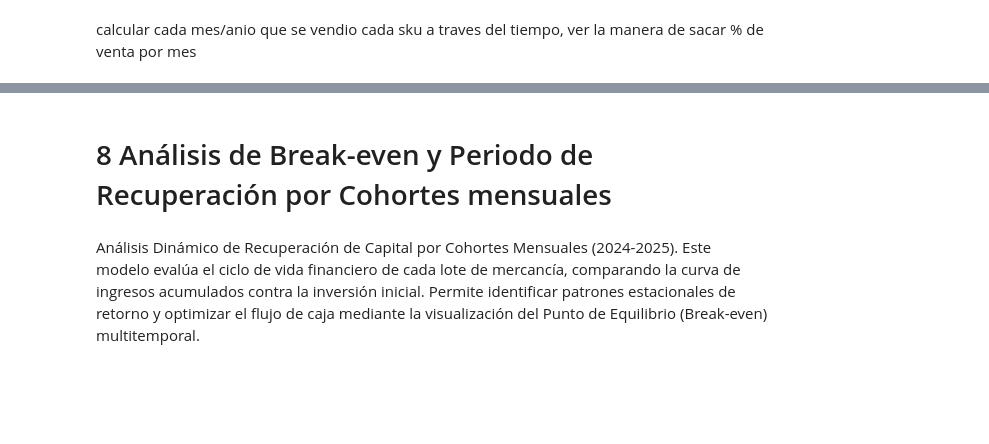
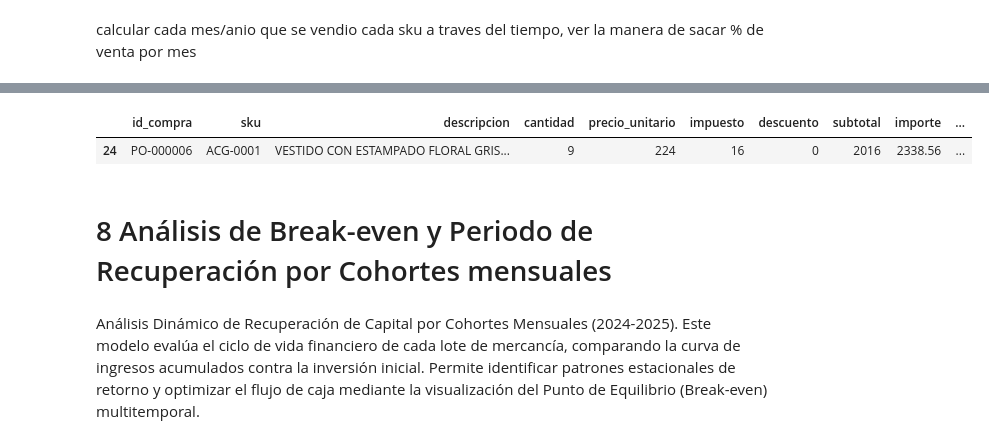
Before and after one commit to Adrian-estrada-chavez/clothing-sales-roi-analysis, a Jupyter notebook: notebooks/Clothing_sales_roi_analysis.ipynb, the cells around one changed output, grey strips where cells are left out. Drawn from its saved outputs; the diff is of its cells as text; code cells hidden in the pictures; blank space fills up the shorter version.

```diff
--- a/notebooks/Clothing_sales_roi_analysis.ipynb
+++ b/notebooks/Clothing_sales_roi_analysis.ipynb
@@ -1212,3 +1199,8 @@ dtype: int64
+# %%
+dcompra_raw[dcompra_raw['sku']=='ACG-0001']
+# %% [output]
+|  | id_compra | sku | descripcion | cantidad | precio_unitario | impuesto | descuento | subtotal | importe | ... |
+| 24 | PO-000006 | ACG-0001 | VESTIDO CON ESTAMPADO FLORAL GRIS... | 9 | 224 | 16 | 0 | 2016 | 2338.56 | ... |
 # %% [markdown]
 # 8 Análisis de Break-even y Periodo de Recuperación por Cohortes mensuales
 # %% [markdown]
```
Also changed, not shown: parts of 5 cells of this notebook.
